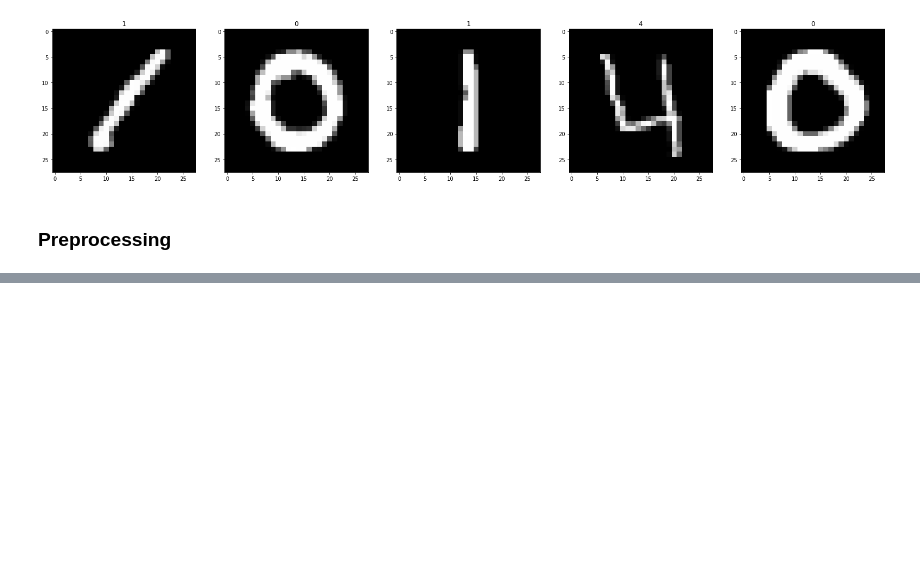
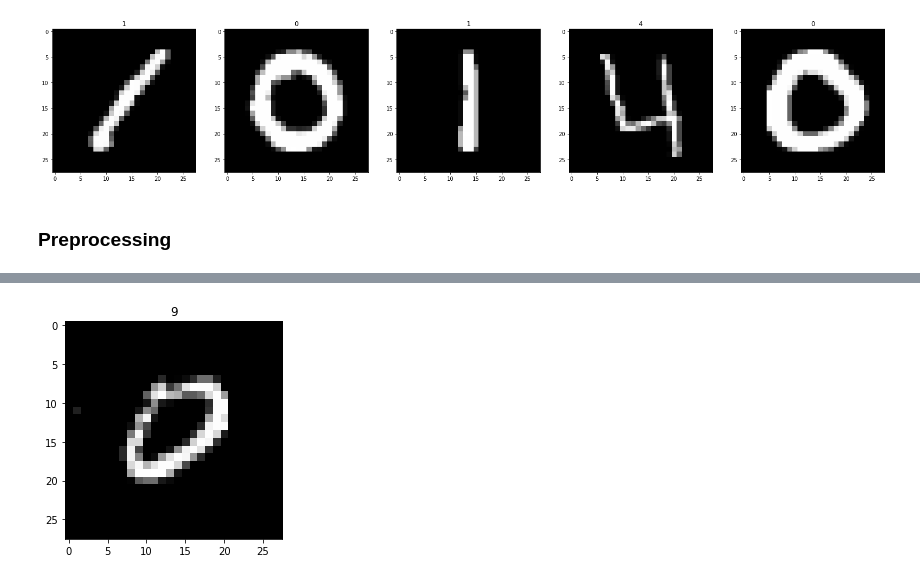
Before and after one commit to 0nets/CNN-DigitRecognizer, a Jupyter notebook: main.ipynb, the cells around one changed output, grey strips where cells are left out. Saved outputs shown, nothing was run; the diff lists cells and outputs as text; code cells hidden in the pictures; blank space fills up the shorter version.

Commit message:
Model v1

```diff
--- a/main.ipynb
+++ b/main.ipynb
@@ -59,0 +78,7 @@ scales_X_test = mms.transform(X_test)
+# %%
+LOSS = "sparse_categorical_crossentropy"
+OPTIMIZER = "adam"
+METRICS = ["accuracy"]
+# %%
+model.compile(loss=LOSS,optimizer=OPTIMIZER,metrics=METRICS)
+model.summary()
@@ -59,0 +103,2 @@ scales_X_test = mms.transform(X_test)
+# %%
+hist = model.fit(X_train,y_train,validation_data=(X_val,y_val),epochs=15)
@@ -59,0 +125,3 @@ scales_X_test = mms.transform(X_test)
+# %%
+test_df = pd.read_csv("Data/test.csv")
+test_df.head()
@@ -59,0 +136,9 @@ scales_X_test = mms.transform(X_test)
+# %%
+index = int(input("Num: "))
+predictions = model.predict(test_df.values.reshape(-1,28,28,1)/255.0)
+img = test_df.iloc[index].values.reshape(28,28)
+plt.imshow(img,cmap = "gray")
+plt.title(np.argmax(predictions[index]))
+plt.show()
+# %% [output]
+[figure, added]
```
Also changed, not shown: parts of 10 cells of this notebook.
